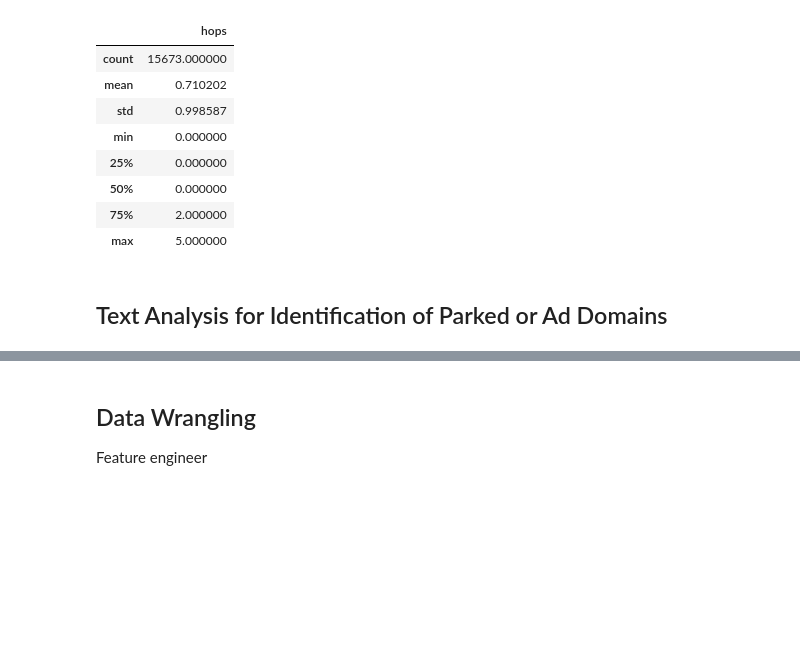
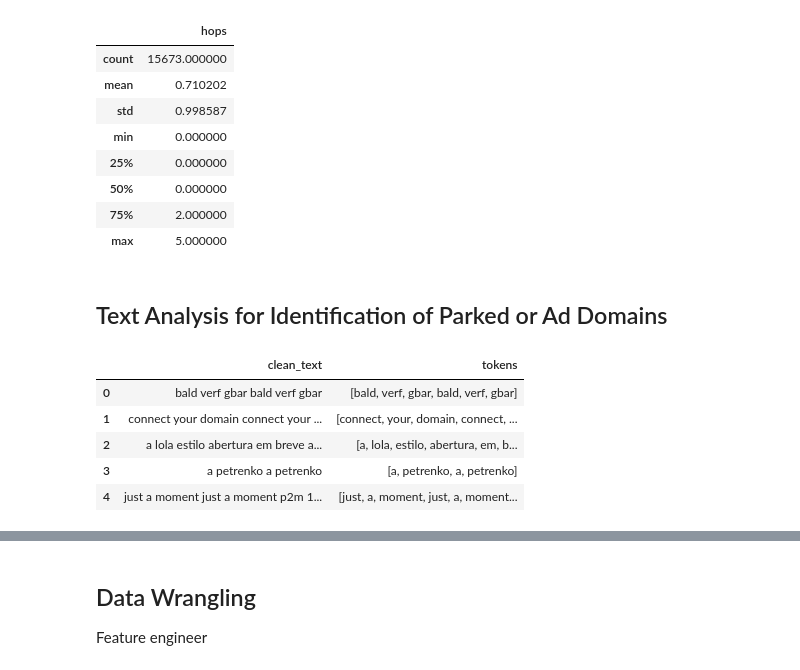
Before and after one commit to YouKnowJoey/sketchy-parking-lot, a Jupyter notebook: notebooks/wrangling_analysis.ipynb, the cells around one changed output, grey strips where cells are left out. Drawn from its saved outputs; the diff is of its cells as text; code cells hidden in the pictures; blank space fills up the shorter version.

Commit message:
Update notebooks to include text analysis

```diff
--- a/notebooks/wrangling_analysis.ipynb
+++ b/notebooks/wrangling_analysis.ipynb
@@ -109,3 +114,37 @@ combined_df.describe()
 | max | 5.000000 |
 # %% [markdown]
 ## Text Analysis for Identification of Parked or Ad Domains
+# %%
+'''
+combine, clean, and tokenize
+'''
+text_cols = ["title", "textSnippet"]
+
+def preprocess_text(row, text_cols):
+    if not text_cols:
+        return "", []
+
+    combined = " ".join([str(row[col]) for col in text_cols if pd.notna(row[col])])
+    # will explore other tokenization methods
+    combined = combined.strip().lower()
+    combined = re.sub(r"http\S+|www\.\S+", " ", combined)
+    combined = re.sub(r"[^a-z0-9\s]", " ", combined)
+    combined = re.sub(r"\s+", " ", combined).strip()
+
+    tokens = combined.split()
+
+    return combined, tokens
+
+combined_df[["clean_text", "tokens"]] = combined_df.apply(
+    lambda row: pd.Series(preprocess_text(row, text_cols)),
+    axis=1
+)
+
+combined_df[["clean_text", "tokens"]].head()
+# %% [output]
+|  | clean_text | tokens |
+| 0 | bald verf gbar bald verf gbar | [bald, verf, gbar, bald, verf, gbar] |
+| 1 | connect your domain connect your ... | [connect, your, domain, connect, ... |
+| 2 | a lola estilo abertura em breve a... | [a, lola, estilo, abertura, em, b... |
+| 3 | a petrenko a petrenko | [a, petrenko, a, petrenko] |
+| 4 | just a moment just a moment p2m 1... | [just, a, moment, just, a, moment... |
```
Also changed, not shown: parts of 9 cells of this notebook, 1 other file.
